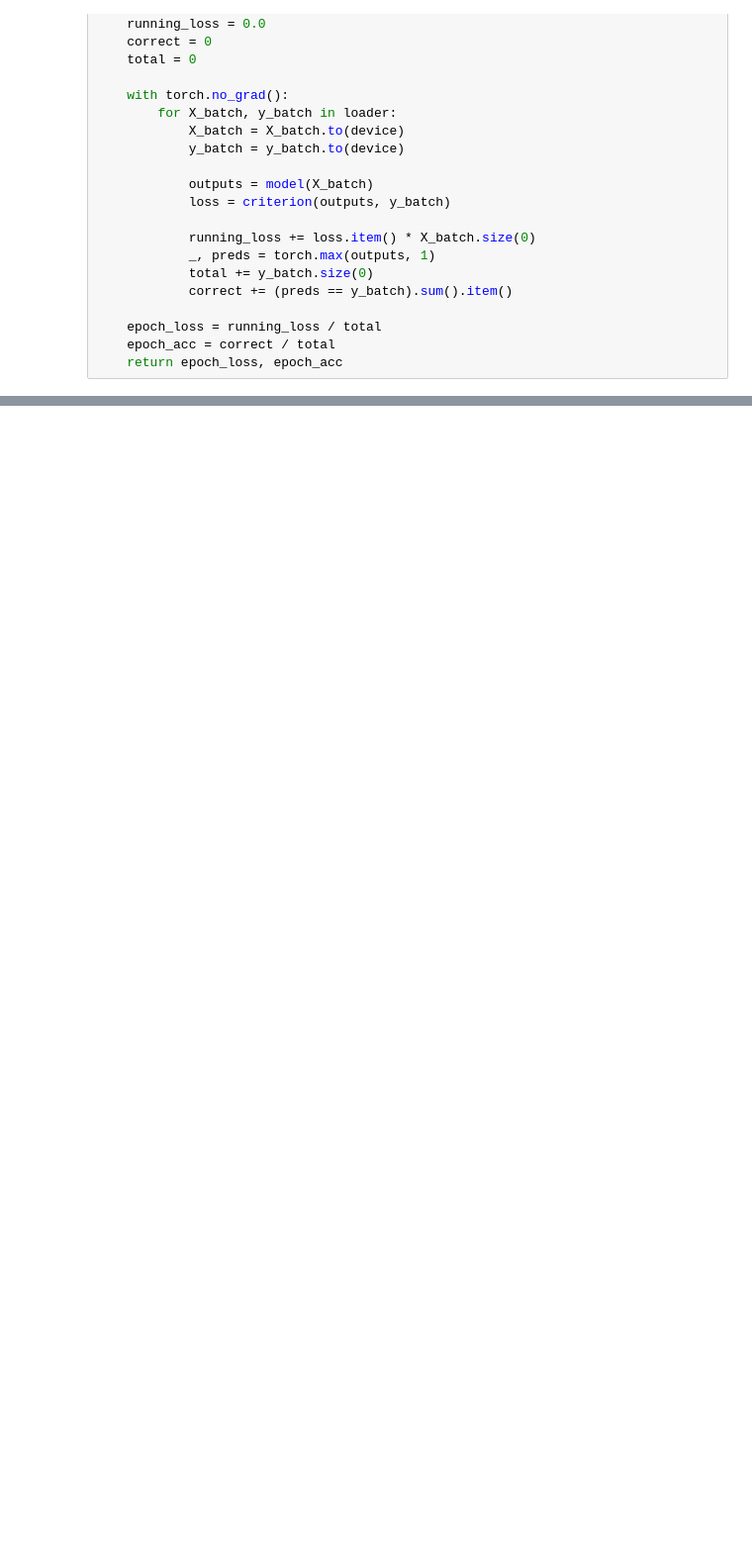
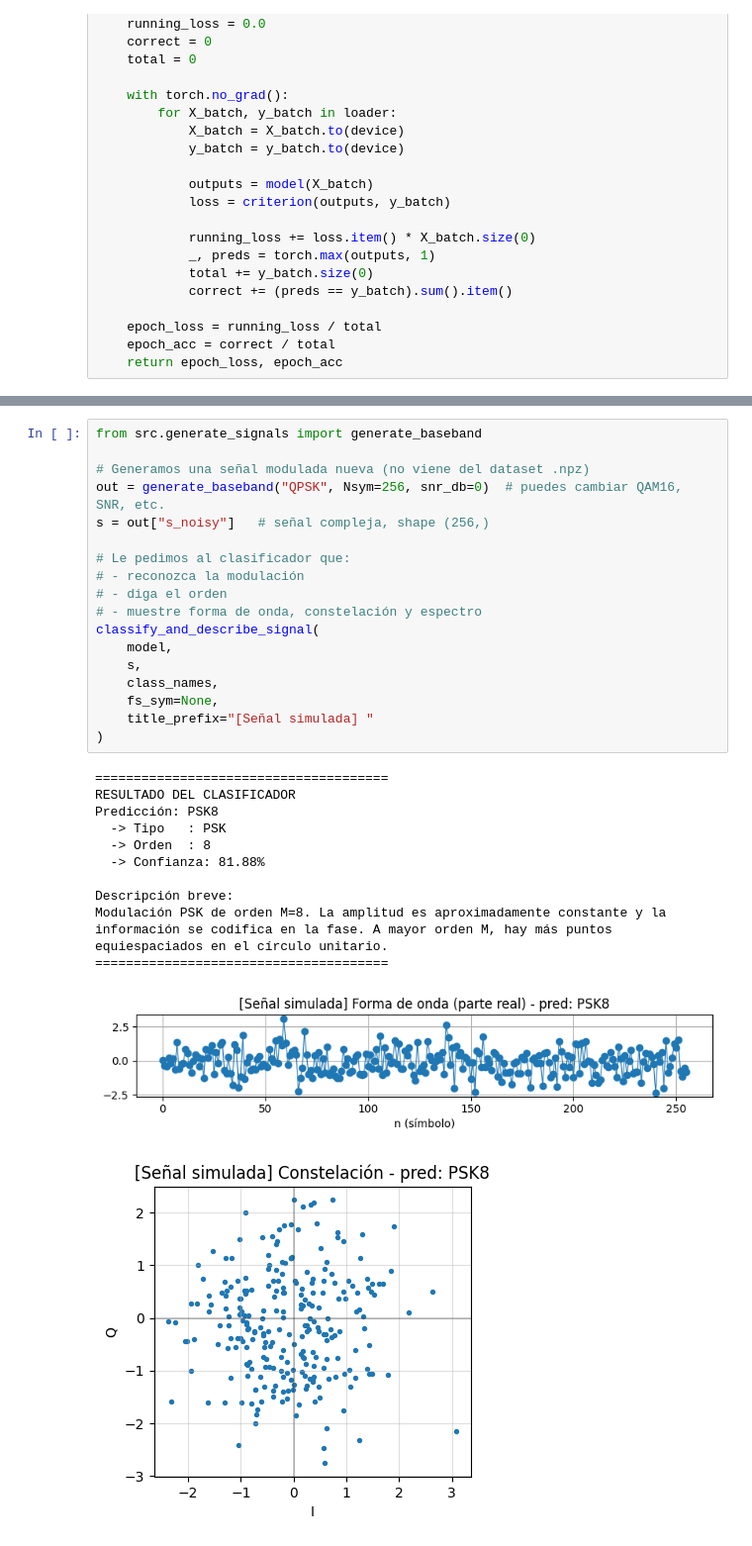
Before and after one commit to walterco057/ProyectoCom2, a Jupyter notebook: notebooks/train_cnn.ipynb, the cells around one changed output, grey strips where cells are left out. Shown: that part at 99% size. Cells and saved outputs as stored; diff of their text form; blank space fills up the shorter version.

```diff
--- a/notebooks/train_cnn.ipynb
+++ b/notebooks/train_cnn.ipynb
@@ -274,0 +483,31 @@ Ejemplo 4: true=BPSK, pred=ASK4, conf=0.37
+# %%
+from src.generate_signals import generate_baseband
+
+# Generamos una señal modulada nueva (no viene del dataset .npz)
+out = generate_baseband("QPSK", Nsym=256, snr_db=0)  # puedes cambiar QAM16, SNR, etc.
+s = out["s_noisy"]   # señal compleja, shape (256,)
+
+# Le pedimos al clasificador que:
+# - reconozca la modulación
+# - diga el orden
+# - muestre forma de onda, constelación y espectro
+classify_and_describe_signal(
+    model,
+    s,
+    class_names,
+    fs_sym=None,
+    title_prefix="[Señal simulada] "
+)
+# %% [output]
+======================================
+RESULTADO DEL CLASIFICADOR
+Predicción: PSK8
+  -> Tipo   : PSK
+  -> Orden  : 8
+  -> Confianza: 81.88%
+
+Descripción breve:
+Modulación PSK de orden M=8. La amplitud es aproximadamente constante y la información se codifica en la fase. A mayor orden M, hay más puntos equiespaciados en el círculo unitario.
+======================================
+[figure, added]
+[figure, added]
```
Also changed, not shown: parts of 12 cells of this notebook, 8 other files.
